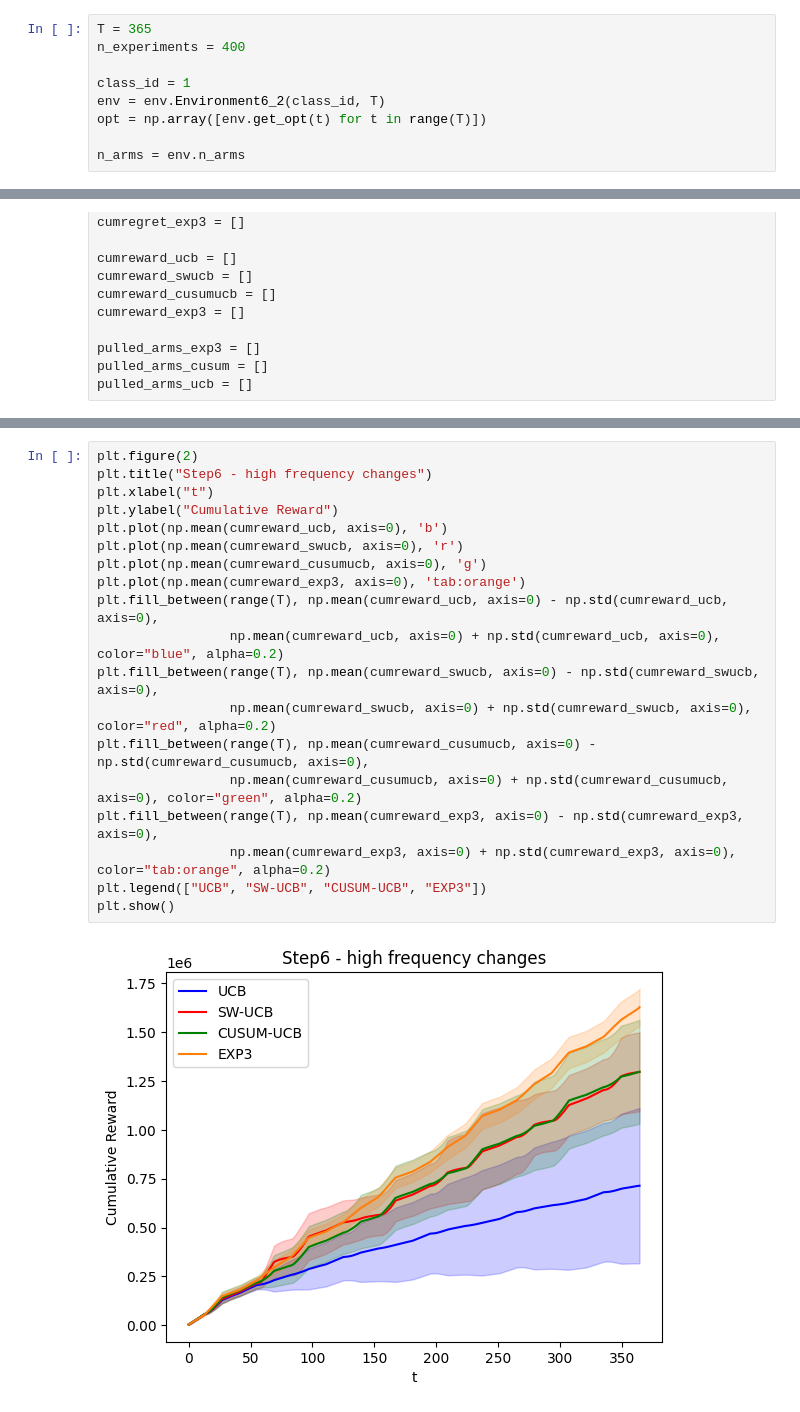
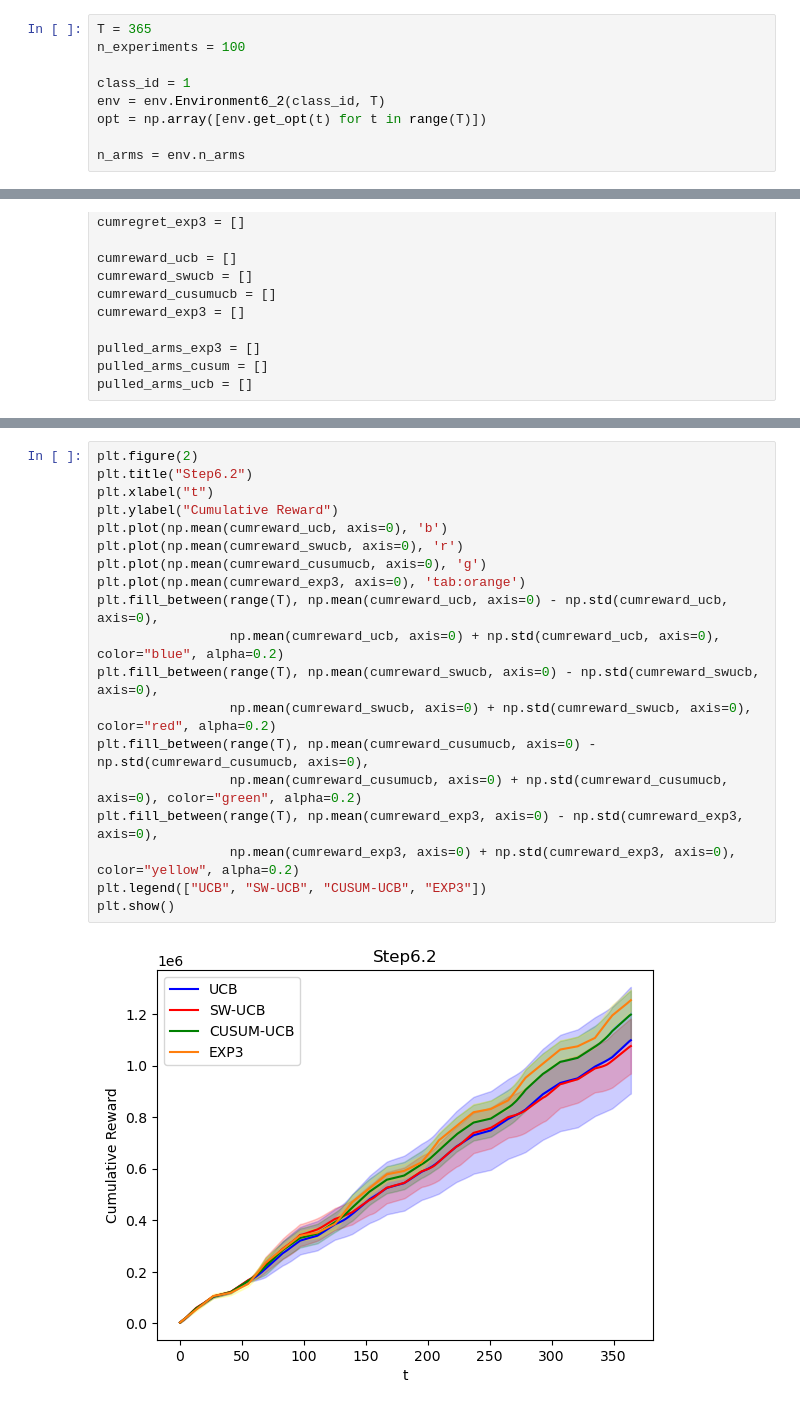
Before and after one commit to MatteoPancini/Online-Pricing-and-Advertising-Optimization-Project, a Jupyter notebook: Project-Pricing-Advertising-2022-2023/6_2.ipynb, the cells around one changed output, grey strips where cells are left out. Cells and saved outputs as stored; diff of their text form.

Commit message:
step 6 fix

```diff
--- a/Project-Pricing-Advertising-2022-2023/6_2.ipynb
+++ b/Project-Pricing-Advertising-2022-2023/6_2.ipynb
@@ -12,7 +12,7 @@ import p6.EXP3_learner as exp3
 import utils.projectParameters as param
 # %%
 T = 365
-n_experiments = 400
+n_experiments = 100
 
 class_id = 1
 env = env.Environment6_2(class_id, T)
@@ -176,23 +175,23 @@ plt.show()
 # %%
 plt.figure(2)
-plt.title("Step6 - high frequency changes")
+plt.title("Step6.2")
 plt.xlabel("t")
 plt.ylabel("Cumulative Reward")
 plt.plot(np.mean(cumreward_ucb, axis=0), 'b')
 plt.plot(np.mean(cumreward_swucb, axis=0), 'r')
 plt.plot(np.mean(cumreward_cusumucb, axis=0), 'g')
 plt.plot(np.mean(cumreward_exp3, axis=0), 'tab:orange')
 plt.fill_between(range(T), np.mean(cumreward_ucb, axis=0) - np.std(cumreward_ucb, axis=0),
                  np.mean(cumreward_ucb, axis=0) + np.std(cumreward_ucb, axis=0), color="blue", alpha=0.2)
 plt.fill_between(range(T), np.mean(cumreward_swucb, axis=0) - np.std(cumreward_swucb, axis=0),
                  np.mean(cumreward_swucb, axis=0) + np.std(cumreward_swucb, axis=0), color="red", alpha=0.2)
 plt.fill_between(range(T), np.mean(cumreward_cusumucb, axis=0) - np.std(cumreward_cusumucb, axis=0),
                  np.mean(cumreward_cusumucb, axis=0) + np.std(cumreward_cusumucb, axis=0), color="green", alpha=0.2)
 plt.fill_between(range(T), np.mean(cumreward_exp3, axis=0) - np.std(cumreward_exp3, axis=0),
-                 np.mean(cumreward_exp3, axis=0) + np.std(cumreward_exp3, axis=0), color="tab:orange", alpha=0.2)
+                 np.mean(cumreward_exp3, axis=0) + np.std(cumreward_exp3, axis=0), color="yellow", alpha=0.2)
 plt.legend(["UCB", "SW-UCB", "CUSUM-UCB", "EXP3"])
 plt.show()
 # %% [output]
-[figure, old version]
+[figure, new version]
 # %%
 plt.figure(3)
```
Also changed, not shown: parts of 9 cells of this notebook, 5 other files.
